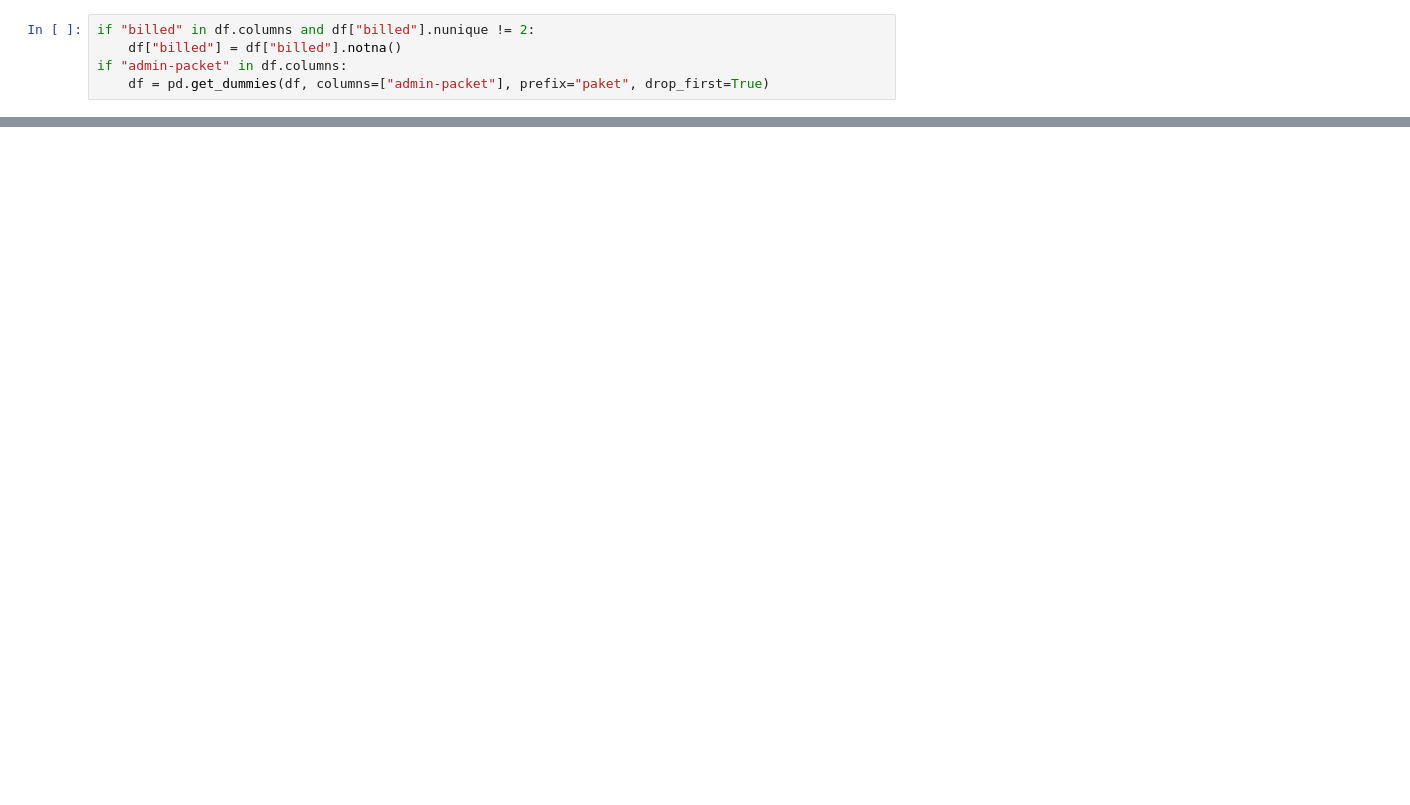
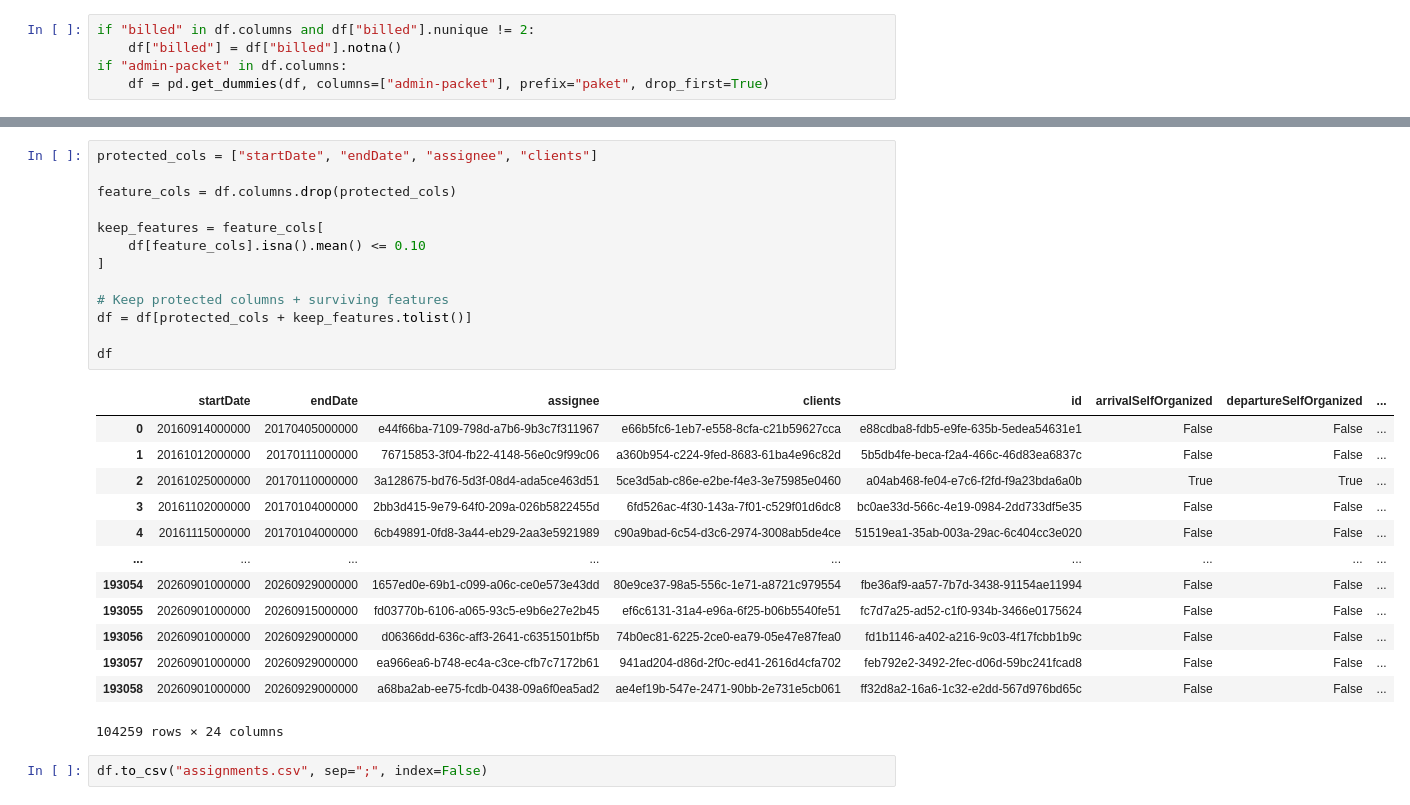
Before and after one commit to SirPoz/masterPipeline, a Jupyter notebook: assignmentWorkflow.ipynb, the cells around one changed output, grey strips where cells are left out. Saved outputs shown, nothing was run; the diff lists cells and outputs as text; blank space fills up the shorter version.

```diff
--- a/assignmentWorkflow.ipynb
+++ b/assignmentWorkflow.ipynb
@@ -410,0 +394,29 @@ df
+# %%
+protected_cols = ["startDate", "endDate", "assignee", "clients"]
+
+feature_cols = df.columns.drop(protected_cols)
+
+keep_features = feature_cols[
+    df[feature_cols].isna().mean() <= 0.10
+]
+
+# Keep protected columns + surviving features
+df = df[protected_cols + keep_features.tolist()]
+
+df
+# %% [output]
+|  | startDate | endDate | assignee | clients | id | arrivalSelfOrganized | departureSelfOrganized | ... |
+| 0 | 20160914000000 | 20170405000000 | e44f66ba-7109-798d-a7b6-9b3c7f311967 | e66b5fc6-1eb7-e558-8cfa-c21b59627cca | e88cdba8-fdb5-e9fe-635b-5edea54631e1 | False | False | ... |
+| 1 | 20161012000000 | 20170111000000 | 76715853-3f04-fb22-4148-56e0c9f99c06 | a360b954-c224-9fed-8683-61ba4e96c82d | 5b5db4fe-beca-f2a4-466c-46d83ea6837c | False | False | ... |
+| 2 | 20161025000000 | 20170110000000 | 3a128675-bd76-5d3f-08d4-ada5ce463d51 | 5ce3d5ab-c86e-e2be-f4e3-3e75985e0460 | a04ab468-fe04-e7c6-f2fd-f9a23bda6a0b | True | True | ... |
+| 3 | 20161102000000 | 20170104000000 | 2bb3d415-9e79-64f0-209a-026b5822455d | 6fd526ac-4f30-143a-7f01-c529f01d6dc8 | bc0ae33d-566c-4e19-0984-2dd733df5e35 | False | False | ... |
+| 4 | 20161115000000 | 20170104000000 | 6cb49891-0fd8-3a44-eb29-2aa3e5921989 | c90a9bad-6c54-d3c6-2974-3008ab5de4ce | 51519ea1-35ab-003a-29ac-6c404cc3e020 | False | False | ... |
+| ... | ... | ... | ... | ... | ... | ... | ... | ... |
+| 193054 | 20260901000000 | 20260929000000 | 1657ed0e-69b1-c099-a06c-ce0e573e43dd | 80e9ce37-98a5-556c-1e71-a8721c979554 | fbe36af9-aa57-7b7d-3438-91154ae11994 | False | False | ... |
+| 193055 | 20260901000000 | 20260915000000 | fd03770b-6106-a065-93c5-e9b6e27e2b45 | ef6c6131-31a4-e96a-6f25-b06b5540fe51 | fc7d7a25-ad52-c1f0-934b-3466e0175624 | False | False | ... |
+| 193056 | 20260901000000 | 20260929000000 | d06366dd-636c-aff3-2641-c6351501bf5b | 74b0ec81-6225-2ce0-ea79-05e47e87fea0 | fd1b1146-a402-a216-9c03-4f17fcbb1b9c | False | False | ... |
+| 193057 | 20260901000000 | 20260929000000 | ea966ea6-b748-ec4a-c3ce-cfb7c7172b61 | 941ad204-d86d-2f0c-ed41-2616d4cfa702 | feb792e2-3492-2fec-d06d-59bc241fcad8 | False | False | ... |
+| 193058 | 20260901000000 | 20260929000000 | a68ba2ab-ee75-fcdb-0438-09a6f0ea5ad2 | ae4ef19b-547e-2471-90bb-2e731e5cb061 | ff32d8a2-16a6-1c32-e2dd-567d976bd65c | False | False | ... |
+104259 rows × 24 columns
+# %%
+df.to_csv("assignments.csv", sep=";", index=False)
```
Also changed, not shown: parts of 5 cells of this notebook, 1 other file.
